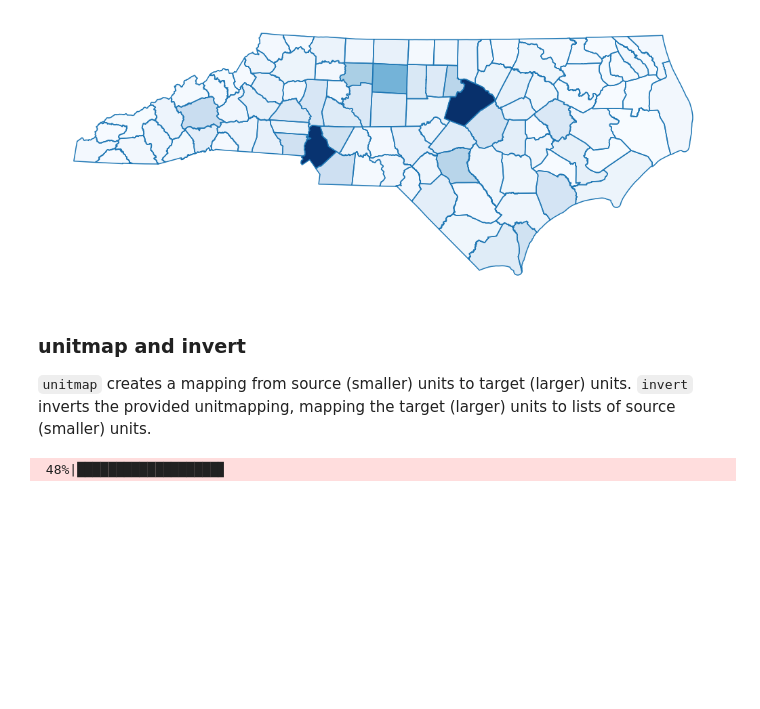
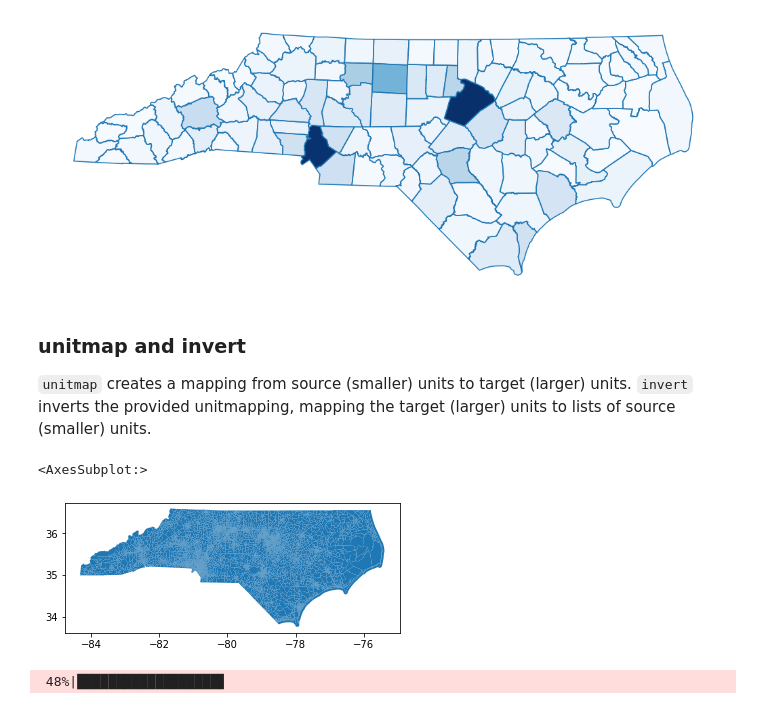
Before and after one commit to mggg/gerrytools, a Jupyter notebook: tutorials/geometry_tutorial.ipynb, the cells around one changed output. Saved outputs shown, nothing was run; the diff lists cells and outputs as text; code cells hidden in the pictures; blank space fills up the shorter version.

```diff
--- a/tutorials/geometry_tutorial.ipynb
+++ b/tutorials/geometry_tutorial.ipynb
@@ -49,6 +49,11 @@ _ = plt.axis('off')
 # %% [markdown]
 ### unitmap and invert
 `unitmap` creates a mapping from source (smaller) units to target (larger) units. `invert` inverts the provided unitmapping, mapping the target (larger) units to lists of source (smaller) units.
+# %%
+bg_shp.plot()
+# %% [output]
+<AxesSubplot:>
+[figure, added]
 # %%
 %%time
 bg_shp = gpd.read_file("data/nc_bg/")
```
Also changed, not shown: 6 other files.
